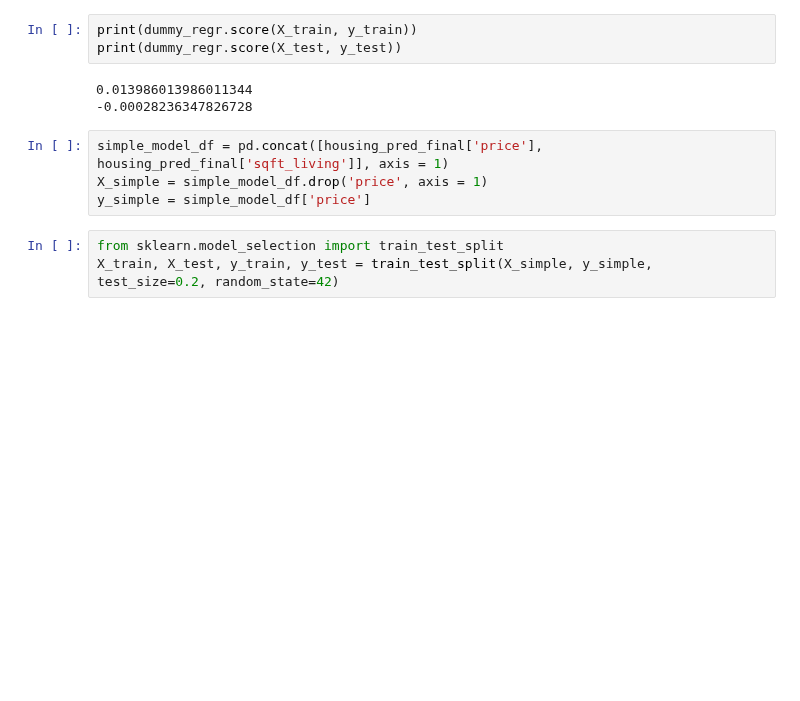
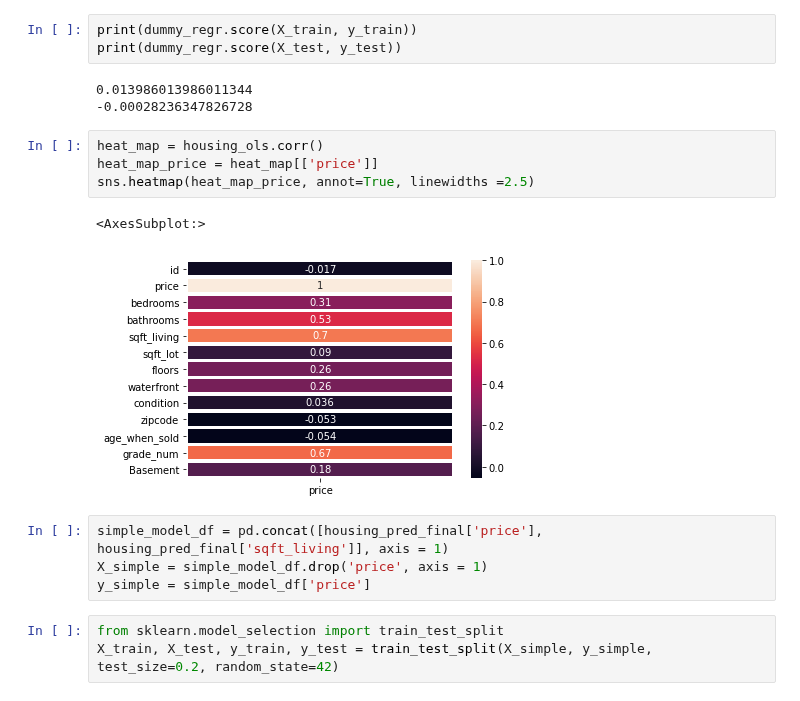
Before and after one commit to kangjw1208/King-Country-Real-Estate, a Jupyter notebook: Final.ipynb, the cells around one changed output. Saved outputs shown, nothing was run; the diff lists cells and outputs as text; blank space fills up the shorter version.

Commit message:
Correlation chart created after all data cleaning and encoding. Attempted to run big OLS with dropped collumns with high correlation that wasn't to price.

```diff
--- a/Final.ipynb
+++ b/Final.ipynb
@@ -251,6 +295,13 @@ print(dummy_regr.score(X_test, y_test))
 # %% [output]
 0.013986013986011344
 -0.00028236347826728
+# %%
+heat_map = housing_ols.corr()
+heat_map_price = heat_map[['price']]
+sns.heatmap(heat_map_price, annot=True, linewidths =2.5)
+# %% [output]
+<AxesSubplot:>
+[figure, added]
 # %%
 simple_model_df = pd.concat([housing_pred_final['price'], housing_pred_final['sqft_living']], axis = 1)
 X_simple = simple_model_df.drop('price', axis = 1)
```
Also changed, not shown: parts of 19 cells of this notebook.
